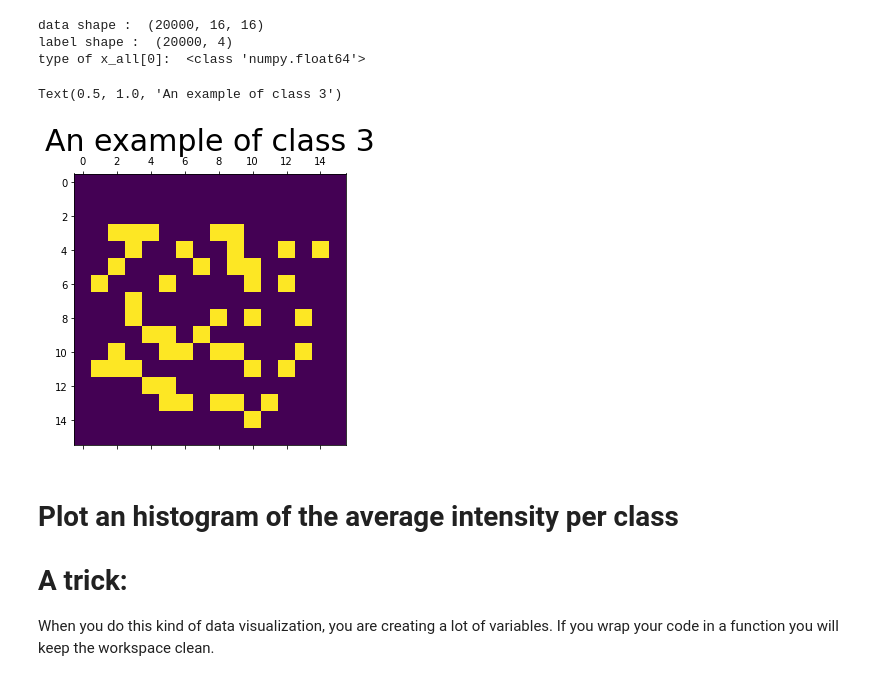
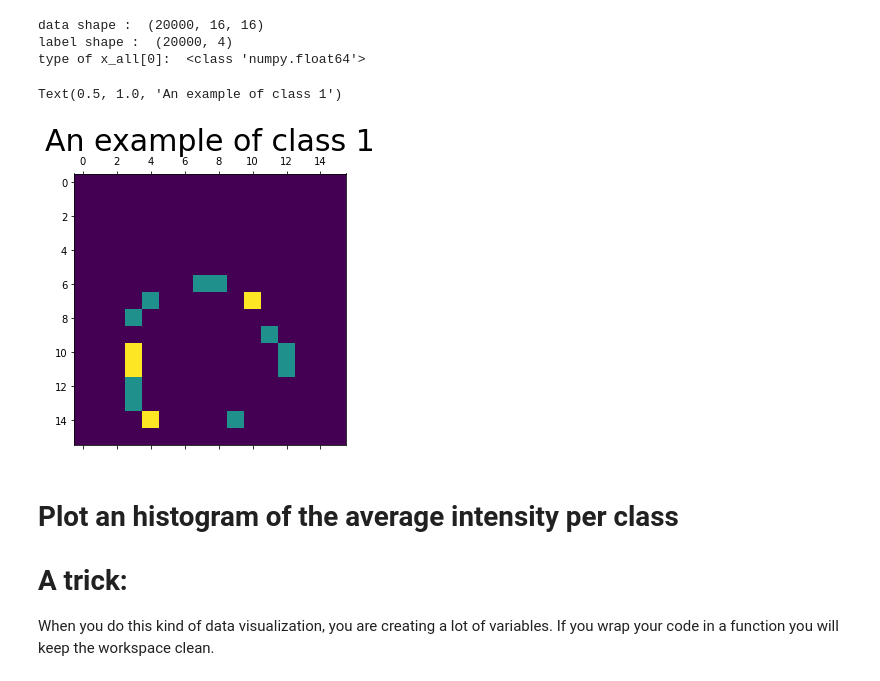
Before and after one commit to stefanogiagu/corso_AML_2023, a Jupyter notebook: notebooks/es1/AML_2023_HandsOn_1_Classification_INTRO_Solution.ipynb, the cells around one changed output. Cells and saved outputs as stored; diff of their text form; code cells hidden in the pictures.

```diff
--- a/notebooks/es1/AML_2023_HandsOn_1_Classification_INTRO_Solution.ipynb
+++ b/notebooks/es1/AML_2023_HandsOn_1_Classification_INTRO_Solution.ipynb
@@ -123,13 +135,13 @@ label shape :  (20000, 4)
 type of x_all[0]:  <class 'numpy.float64'>
 # %%
 import matplotlib.pyplot as plt
-to_plot = 1001
+to_plot = 10
 f,ax = plt.subplots(1,1,figsize=(5,5))
 ax.matshow(x_all[to_plot,:,:])
 ax.set_title("An example of class {}".format(np.argmax(y_all[to_plot])),fontsize=30)
 # %% [output]
-Text(0.5, 1.0, 'An example of class 3')
+Text(0.5, 1.0, 'An example of class 1')
-[figure, old version]
+[figure, new version]
 # %% [markdown]
 # Plot an histogram of the average intensity per class
 # A  trick:
```
Also changed, not shown: parts of 16 cells of this notebook.
